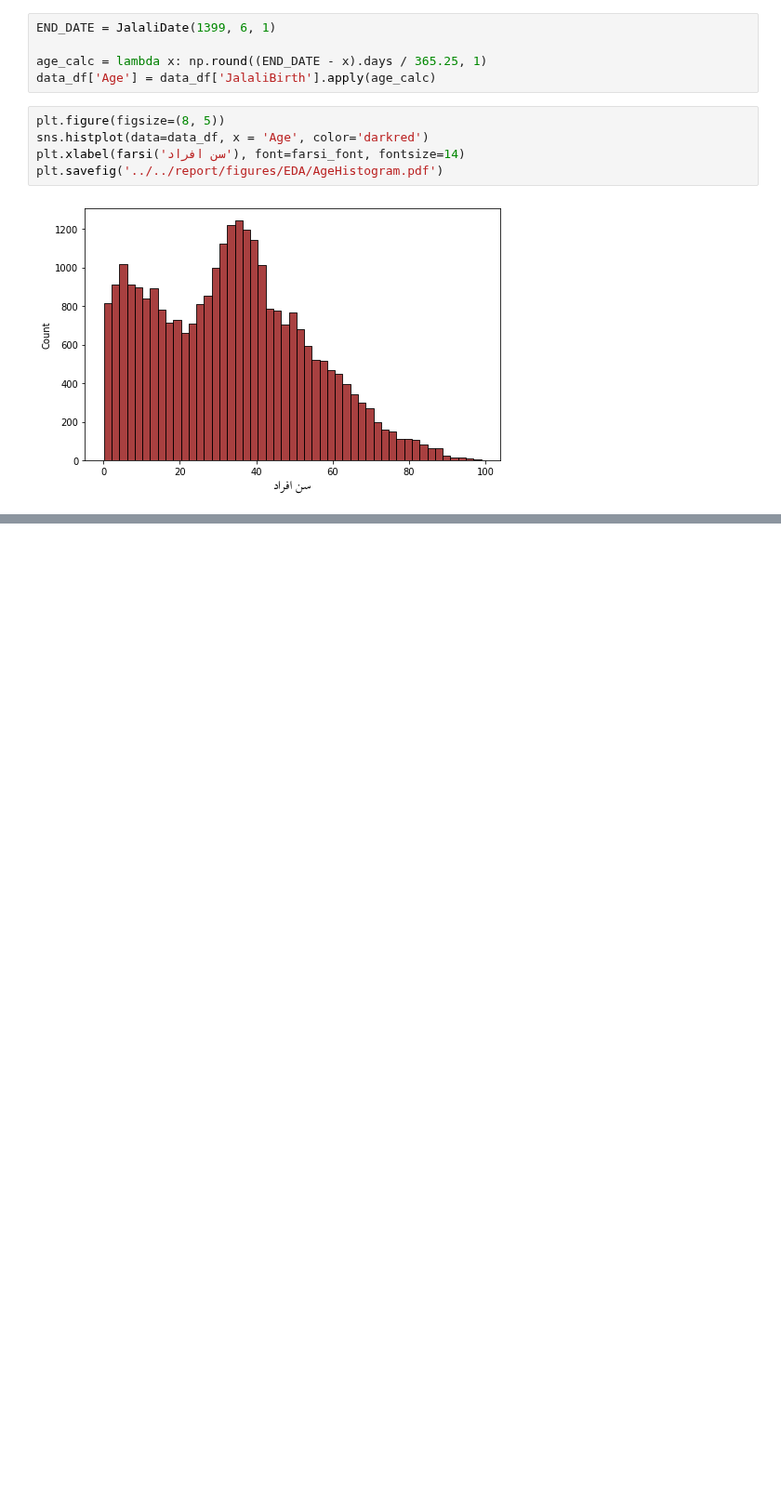
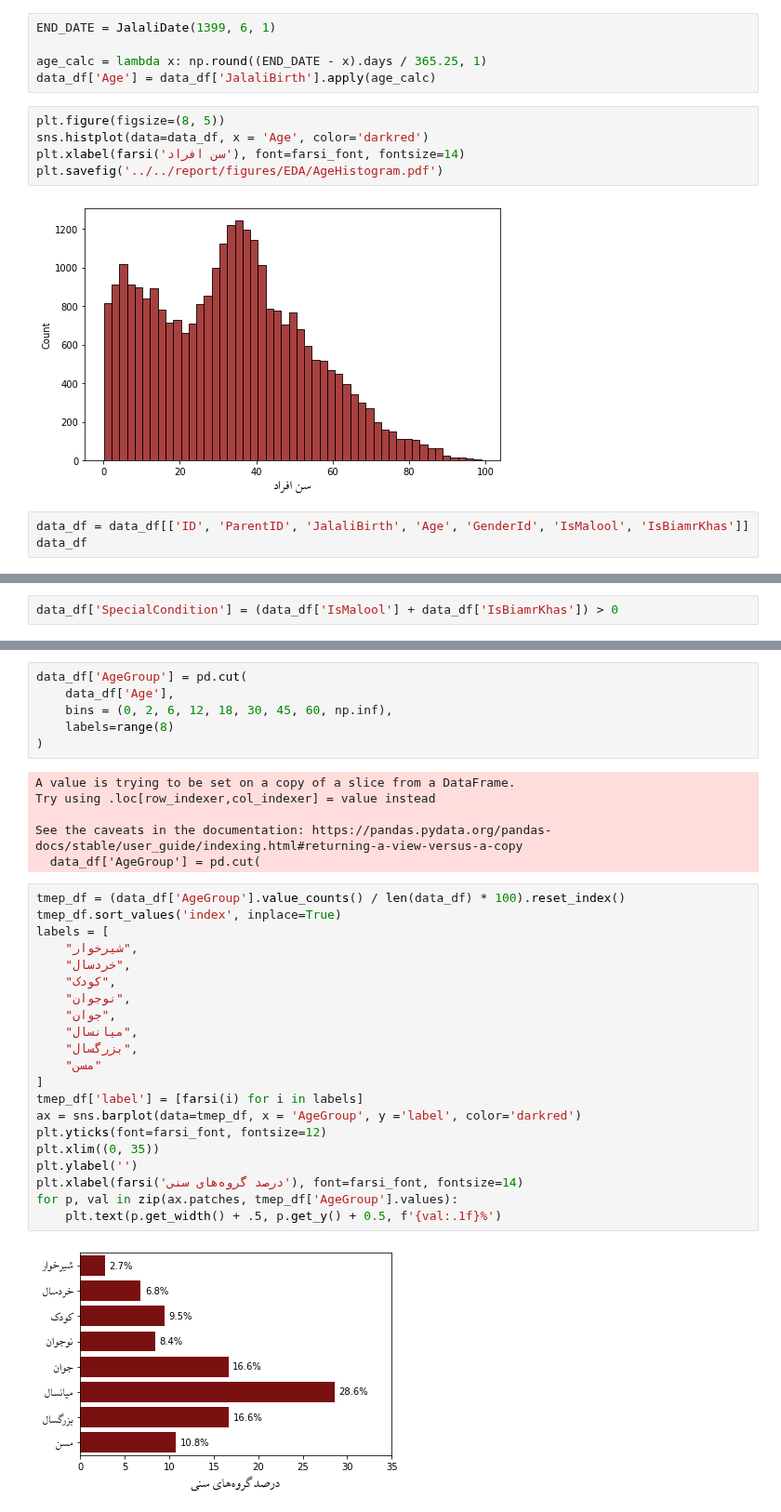
Before and after one commit to sadraheydari/BS_project, a Jupyter notebook: code/notebooks/03 - Houshold Features.ipynb, the cells around one changed output, grey strips where cells are left out. Shown at 93% size. Drawn from its saved outputs; the diff is of its cells as text; blank space fills up the shorter version.

Commit message:
age groupe

```diff
--- a/code/notebooks/03 - Houshold Features.ipynb
+++ b/code/notebooks/03 - Houshold Features.ipynb
@@ -49,3 +49,6 @@ plt.xlabel(farsi('سن افراد'), font=farsi_font, fontsize=14)
 plt.savefig('../../report/figures/EDA/AgeHistogram.pdf')
 # %% [output]
 [figure]
+# %%
+data_df = data_df[['ID', 'ParentID', 'JalaliBirth', 'Age', 'GenderId', 'IsMalool', 'IsBiamrKhas']]
+data_df
@@ -51,0 +69,2 @@ plt.savefig('../../report/figures/EDA/AgeHistogram.pdf')
+# %%
+data_df['SpecialCondition'] = (data_df['IsMalool'] + data_df['IsBiamrKhas']) > 0
@@ -51,0 +93,35 @@ plt.savefig('../../report/figures/EDA/AgeHistogram.pdf')
+# %%
+data_df['AgeGroup'] = pd.cut(
+    data_df['Age'],
+    bins = (0, 2, 6, 12, 18, 30, 45, 60, np.inf),
+    labels=range(8)
+)
+# %% [output]
+A value is trying to be set on a copy of a slice from a DataFrame.
+Try using .loc[row_indexer,col_indexer] = value instead
+
+See the caveats in the documentation: https://pandas.pydata.org/pandas-docs/stable/user_guide/indexing.html#returning-a-view-versus-a-copy
+  data_df['AgeGroup'] = pd.cut(
+# %%
+tmep_df = (data_df['AgeGroup'].value_counts() / len(data_df) * 100).reset_index()
+tmep_df.sort_values('index', inplace=True)
+labels = [
+    "شیرخوار",
+    "خردسال",
+    "کودک",
+    "نوجوان",
+    "جوان",
+    "میانسال",
+    "بزرگسال",
+    "مسن"
+]
+tmep_df['label'] = [farsi(i) for i in labels]
+ax = sns.barplot(data=tmep_df, x = 'AgeGroup', y ='label', color='darkred')
+plt.yticks(font=farsi_font, fontsize=12)
+plt.xlim((0, 35))
+plt.ylabel('')
+plt.xlabel(farsi('درصد گروه‌های سنی'), font=farsi_font, fontsize=14)
+for p, val in zip(ax.patches, tmep_df['AgeGroup'].values):
+    plt.text(p.get_width() + .5, p.get_y() + 0.5, f'{val:.1f}%')
+# %% [output]
+[figure, added]
```
Also changed, not shown: parts of 5 cells of this notebook, 1 other file.
